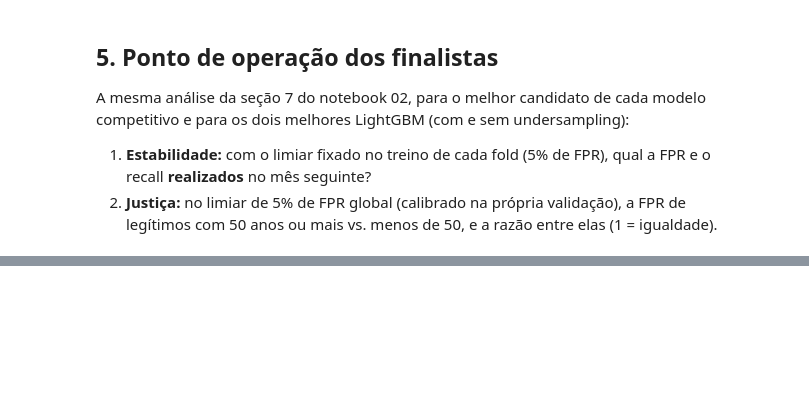
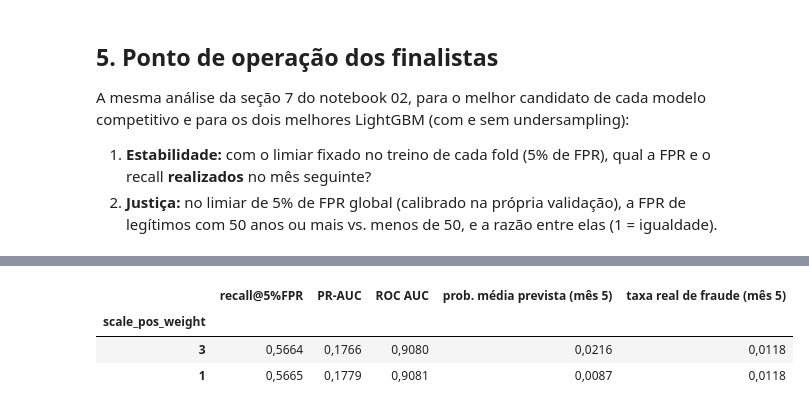
Before and after one commit to davidfwallace/fraude-abertura-conta, a Jupyter notebook: notebooks/04_modelos.ipynb, the cells around one changed output, grey strips where cells are left out. Drawn from its saved outputs; the diff is of its cells as text; code cells hidden in the pictures; blank space fills up the shorter version.

```diff
--- a/notebooks/04_modelos.ipynb
+++ b/notebooks/04_modelos.ipynb
@@ -440,0 +429,25 @@ svm (rbf aproximado) #02: ok
+# %%
+from src.validacao import gerar_folds
+
+params_11 = candidatos_por_id["lightgbm #11"]["params"]
+linhas = []
+for peso in [3, 1]:
+    params = {**params_11, "scale_pos_weight": peso}
+    res = validar(modelo_de(lambda: fabrica_lightgbm(**params)), treino)
+
+    # Calibração: probabilidade média prevista vs. taxa real, no último fold
+    *_, (meses_tr, mes_val, idx_tr, idx_val) = gerar_folds(treino)
+    pipe = fabrica_lightgbm(**params)
+    pipe.fit(limpar(treino.loc[idx_tr]), treino.loc[idx_tr, ALVO])
+    prob = pontuar(pipe, limpar(treino.loc[idx_val]))
+
+    linhas.append({"scale_pos_weight": peso, **res.loc["média"].to_dict(),
+                   "prob. média prevista (mês 5)": prob.mean(),
+                   "taxa real de fraude (mês 5)": treino.loc[idx_val, ALVO].mean()})
+
+pd.DataFrame(linhas).set_index("scale_pos_weight").style.format(precision=4, decimal=",")
+# %% [output]
+|  | recall@5%FPR | PR-AUC | ROC AUC | prob. média prevista (mês 5) | taxa real de fraude (mês 5) |
+| scale_pos_weight |  |  |  |  |  |
+| 3 | 0,5664 | 0,1766 | 0,9080 | 0,0216 | 0,0118 |
+| 1 | 0,5665 | 0,1779 | 0,9081 | 0,0087 | 0,0118 |
```
Also changed, not shown: parts of 6 cells of this notebook.
